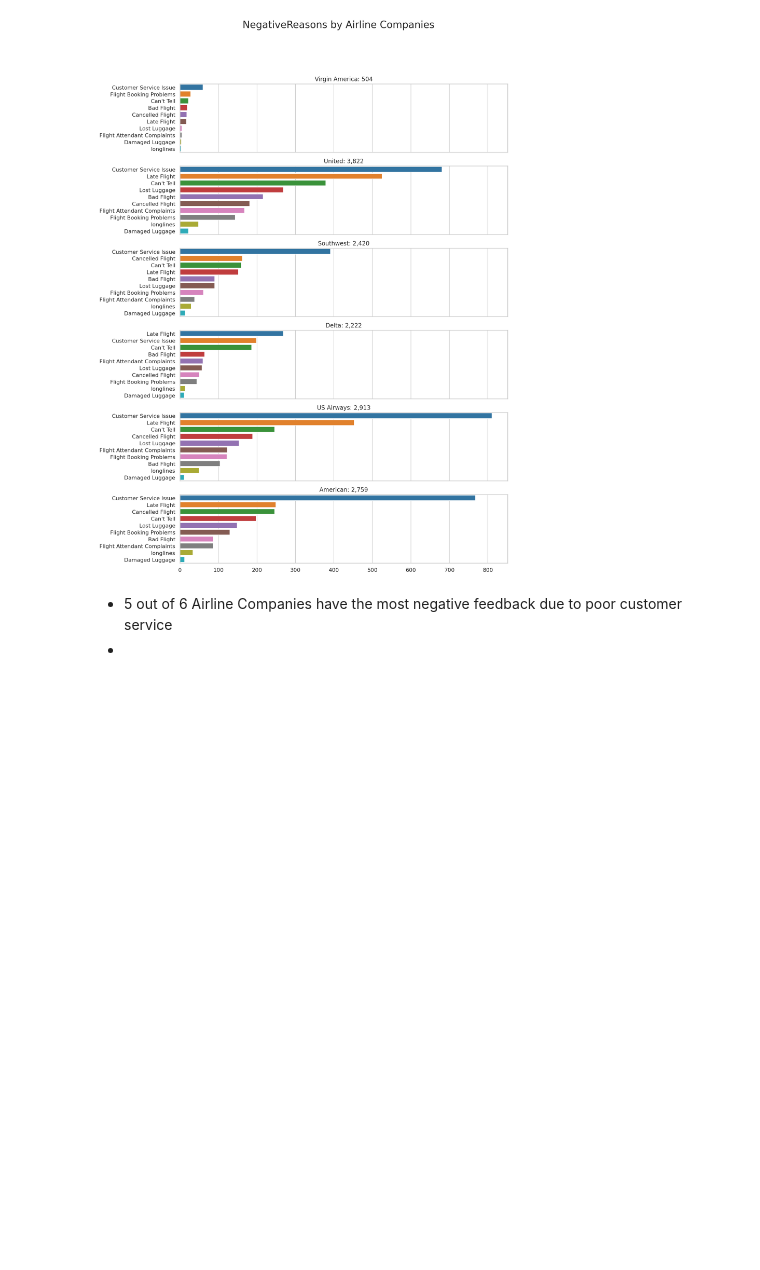
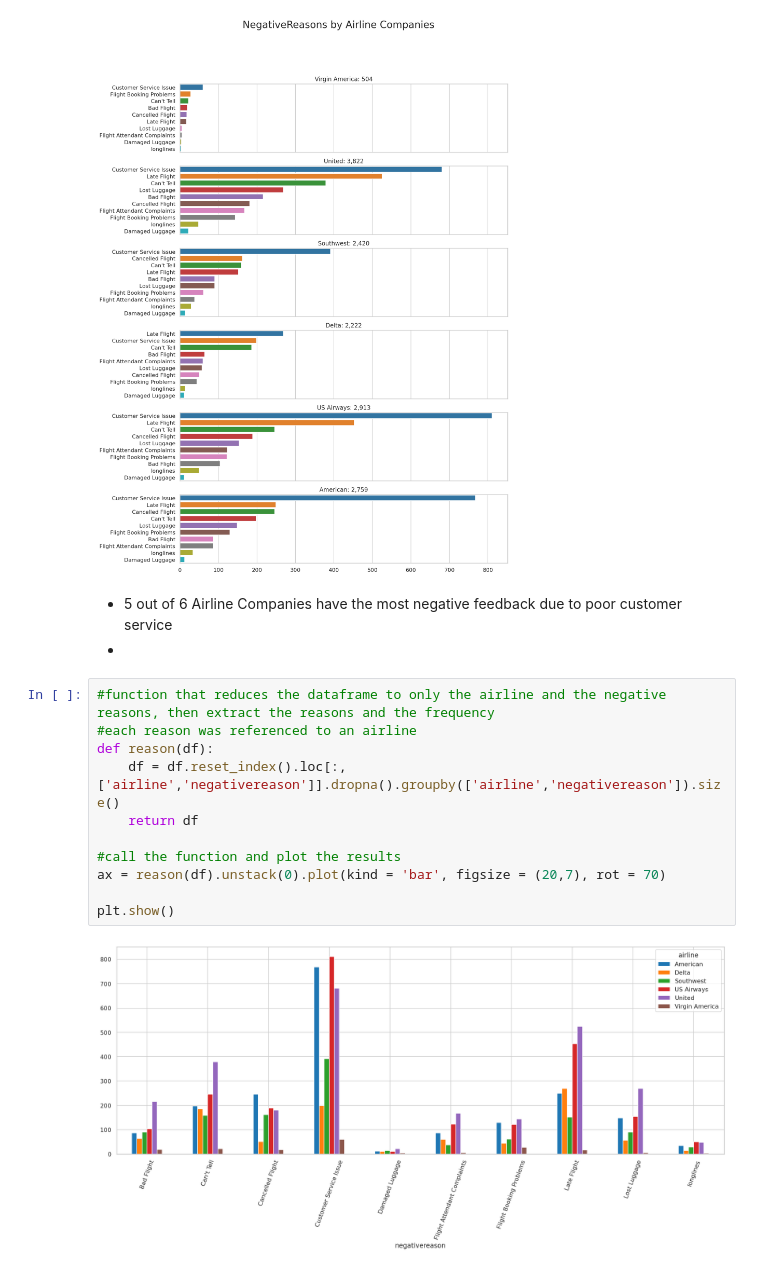
Before and after one commit to jadecebeci/Twitter-Sentiment-Analysis-on-Airlines, a Jupyter notebook: Exploratory_Data_Analysis.ipynb, the cells around one changed output. Drawn from its saved outputs; the diff is of its cells as text; blank space fills up the shorter version.

Commit message:
adding graph

```diff
--- a/Exploratory_Data_Analysis.ipynb
+++ b/Exploratory_Data_Analysis.ipynb
@@ -400,3 +400,16 @@ plt.show()
 # %% [markdown]
 - 5 out of 6 Airline Companies have the most negative feedback due to poor customer service
 -
+# %%
+#function that reduces the dataframe to only the airline and the negative reasons, then extract the reasons and the frequency
+#each reason was referenced to an airline
+def reason(df):
+    df = df.reset_index().loc[:,['airline','negativereason']].dropna().groupby(['airline','negativereason']).size()
+    return df
+
+#call the function and plot the results
+ax = reason(df).unstack(0).plot(kind = 'bar', figsize = (20,7), rot = 70)
+
+plt.show()
+# %% [output]
+[figure, added]
```
Also changed, not shown: parts of 1 cell of this notebook.
